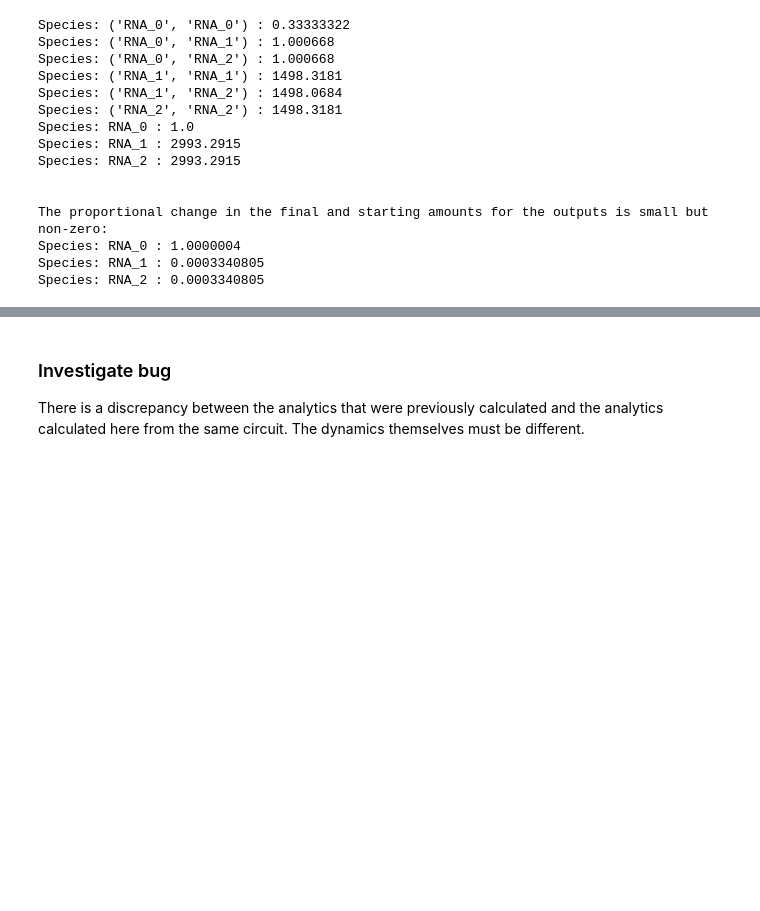
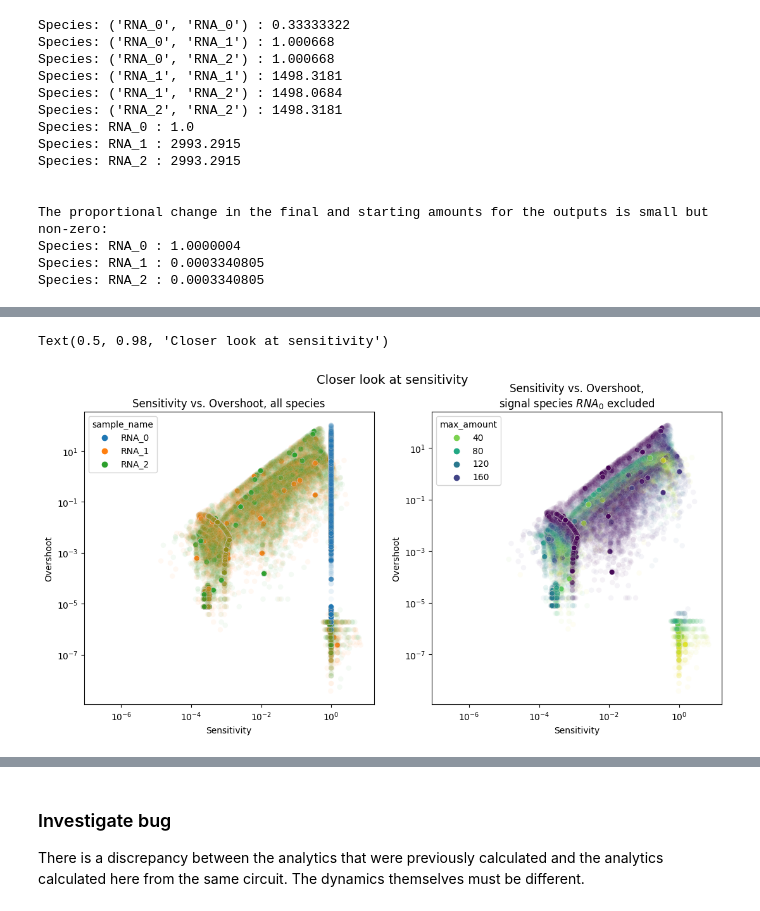
Before and after one commit to olive004/synbio_morpher, a Jupyter notebook: notebooks/15_circuit_case_study.ipynb, the cells around one changed output, grey strips where cells are left out. Cells and saved outputs as stored; diff of their text form; code cells hidden in the pictures; blank space fills up the shorter version.

```diff
--- a/notebooks/15_circuit_case_study.ipynb
+++ b/notebooks/15_circuit_case_study.ipynb
@@ -660,0 +681,24 @@ As seen above, even the signal species $RNA_0$ does not have a precision of exac
+# %%
+fig = plt.figure(figsize=(13, 6))
+fig.subplots_adjust(hspace=0.425)
+
+ax = plt.subplot(1,2,1)
+sns.scatterplot(data, x='sensitivity_wrt_species-6', y='overshoot', hue='sample_name', alpha=0.05)
+plt.xscale('log')
+plt.yscale('log')
+plt.xlabel('Sensitivity')
+plt.ylabel('Overshoot')
+plt.title('Sensitivity vs. Overshoot, all species')
+
+ax = plt.subplot(1,2,2)
+sns.scatterplot(data[data['sample_name'] != signal_species], x='sensitivity_wrt_species-6', y='overshoot', hue='max_amount', alpha=0.05, palette='viridis_r')
+plt.xscale('log')
+plt.yscale('log')
+plt.xlabel('Sensitivity')
+plt.ylabel('Overshoot')
+plt.title('Sensitivity vs. Overshoot,\nsignal species $RNA_0$ excluded')
+
+plt.suptitle('Closer look at sensitivity', fontsize=14)
+# %% [output]
+Text(0.5, 0.98, 'Closer look at sensitivity')
+[figure, added]
```
Also changed, not shown: parts of 29 cells of this notebook, 1 other file.
